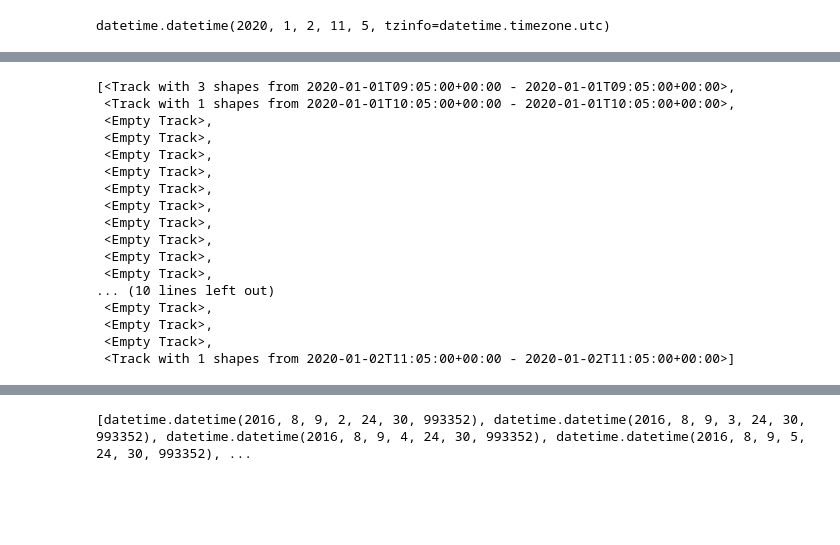
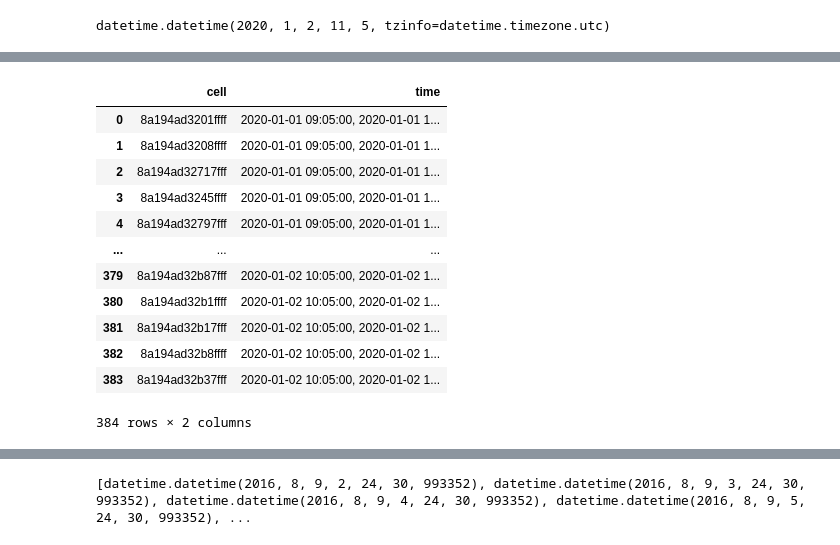
Before and after one commit to etalbert102/geochron, a Jupyter notebook: notebooks/chronnet_example.ipynb, the cells around one changed output, grey strips where cells are left out. Drawn from its saved outputs; the diff is of its cells as text; code cells hidden in the pictures; blank space fills up the shorter version.

```diff
--- a/notebooks/chronnet_example.ipynb
+++ b/notebooks/chronnet_example.ipynb
@@ -145,20 +161,16 @@ hash_track_into_df(test, timestamps, hasher.hash_collection)
-# %%
-test
-# %% [output]
-[<Track with 3 shapes from 2020-01-01T09:05:00+00:00 - 2020-01-01T09:05:00+00:00>,
- <Track with 1 shapes from 2020-01-01T10:05:00+00:00 - 2020-01-01T10:05:00+00:00>,
- <Empty Track>,
- <Empty Track>,
- <Empty Track>,
- <Empty Track>,
- <Empty Track>,
- <Empty Track>,
- <Empty Track>,
- <Empty Track>,
- <Empty Track>,
- <Empty Track>,
-... (10 lines left out)
- <Empty Track>,
- <Empty Track>,
- <Empty Track>,
- <Track with 1 shapes from 2020-01-02T11:05:00+00:00 - 2020-01-02T11:05:00+00:00>]
+# %%
+df
+# %% [output]
+|  | cell | time |
+| 0 | 8a194ad3201ffff | 2020-01-01 09:05:00, 2020-01-01 1... |
+| 1 | 8a194ad3208ffff | 2020-01-01 09:05:00, 2020-01-01 1... |
+| 2 | 8a194ad32717fff | 2020-01-01 09:05:00, 2020-01-01 1... |
+| 3 | 8a194ad3245ffff | 2020-01-01 09:05:00, 2020-01-01 1... |
+| 4 | 8a194ad32797fff | 2020-01-01 09:05:00, 2020-01-01 1... |
+| ... | ... | ... |
+| 379 | 8a194ad32b87fff | 2020-01-02 10:05:00, 2020-01-02 1... |
+| 380 | 8a194ad32b1ffff | 2020-01-02 10:05:00, 2020-01-02 1... |
+| 381 | 8a194ad32b17fff | 2020-01-02 10:05:00, 2020-01-02 1... |
+| 382 | 8a194ad32b8ffff | 2020-01-02 10:05:00, 2020-01-02 1... |
+| 383 | 8a194ad32b37fff | 2020-01-02 10:05:00, 2020-01-02 1... |
+384 rows × 2 columns
```
Also changed, not shown: parts of 7 cells of this notebook, 9 other files.
